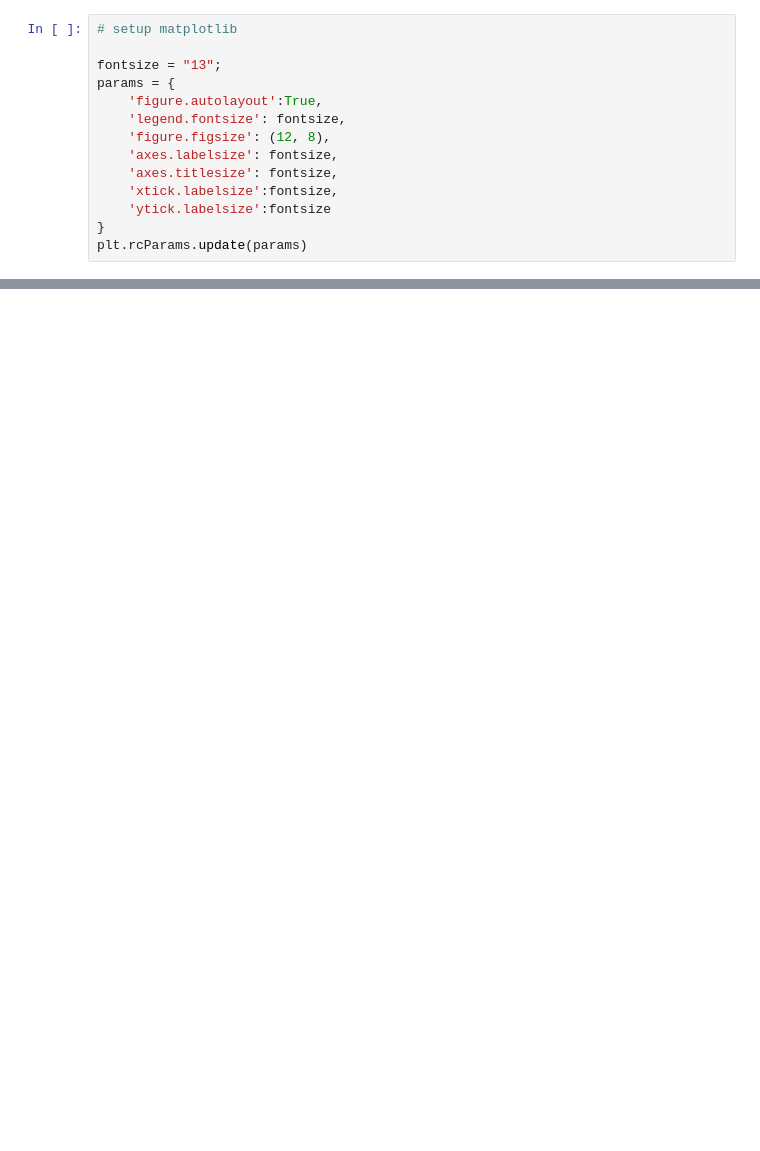
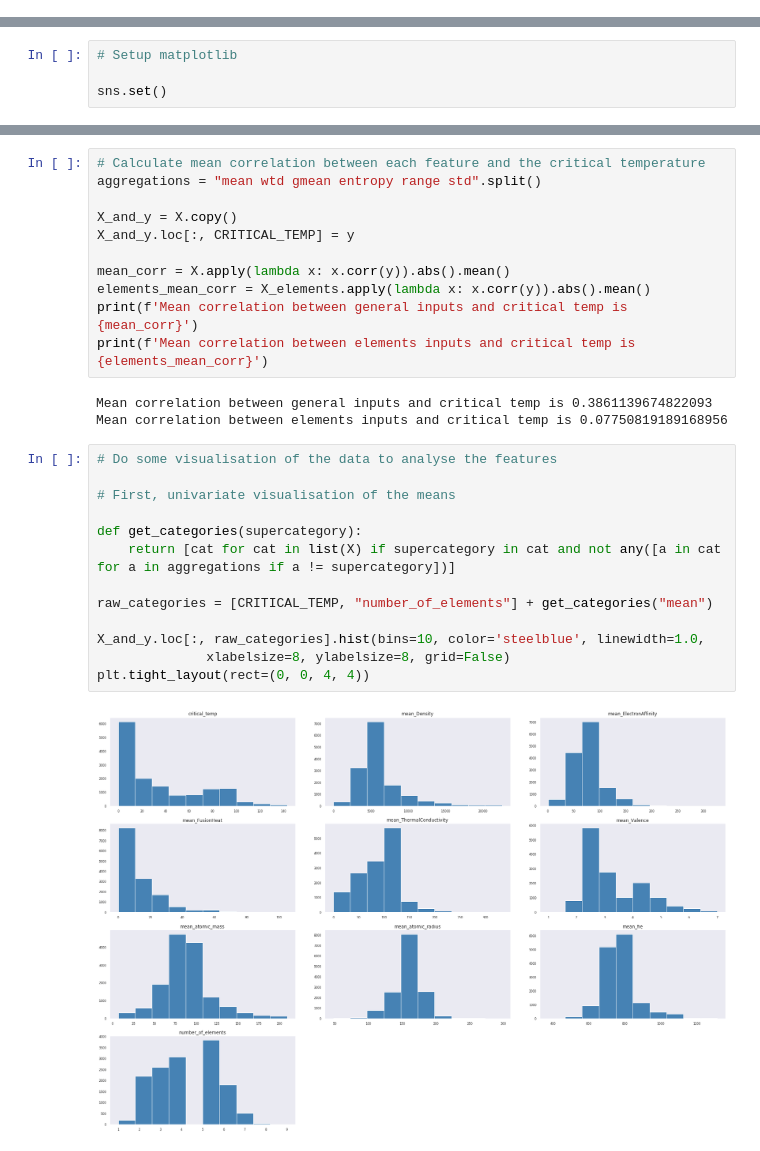
Before and after one commit to adam-binks/machine-learning-superconductors, a Jupyter notebook: p1.ipynb, the cells around one changed output, grey strips where cells are left out. Cells and saved outputs as stored; diff of their text form; blank space fills up the shorter version.

```diff
--- a/p1.ipynb
+++ b/p1.ipynb
@@ -7,17 +12,3 @@ from sklearn.model_selection import train_test_split
 from sklearn.feature_selection import RFECV
 
 CRITICAL_TEMP = 'critical_temp'
-# %%
-# setup matplotlib
-
-fontsize = "13";
-params = {
-    'figure.autolayout':True,
-    'legend.fontsize': fontsize,
-    'figure.figsize': (12, 8),
-    'axes.labelsize': fontsize,
-    'axes.titlesize': fontsize,
-    'xtick.labelsize':fontsize,
-    'ytick.labelsize':fontsize
-}
-plt.rcParams.update(params)
@@ -136,0 +15,4 @@ ax.plot([0, max_val], [0, max_val] ,color='red', linewidth='1')
+# %%
+# Setup matplotlib
+
+sns.set()
@@ -136,0 +195,29 @@ ax.plot([0, max_val], [0, max_val] ,color='red', linewidth='1')
+# %%
+# Calculate mean correlation between each feature and the critical temperature
+aggregations = "mean wtd gmean entropy range std".split()
+
+X_and_y = X.copy()
+X_and_y.loc[:, CRITICAL_TEMP] = y
+
+mean_corr = X.apply(lambda x: x.corr(y)).abs().mean()
+elements_mean_corr = X_elements.apply(lambda x: x.corr(y)).abs().mean()
+print(f'Mean correlation between general inputs and critical temp is {mean_corr}')
+print(f'Mean correlation between elements inputs and critical temp is {elements_mean_corr}')
+# %% [output]
+Mean correlation between general inputs and critical temp is 0.3861139674822093
+Mean correlation between elements inputs and critical temp is 0.07750819189168956
+# %%
+# Do some visualisation of the data to analyse the features
+
+# First, univariate visualisation of the means
+
+def get_categories(supercategory):
+    return [cat for cat in list(X) if supercategory in cat and not any([a in cat for a in aggregations if a != supercategory])]
+
+raw_categories = [CRITICAL_TEMP, "number_of_elements"] + get_categories("mean")
+
+X_and_y.loc[:, raw_categories].hist(bins=10, color='steelblue', linewidth=1.0,
+              xlabelsize=8, ylabelsize=8, grid=False)
+plt.tight_layout(rect=(0, 0, 4, 4))
+# %% [output]
+[figure, added]
```
Also changed, not shown: parts of 25 cells of this notebook, 3 other files.
